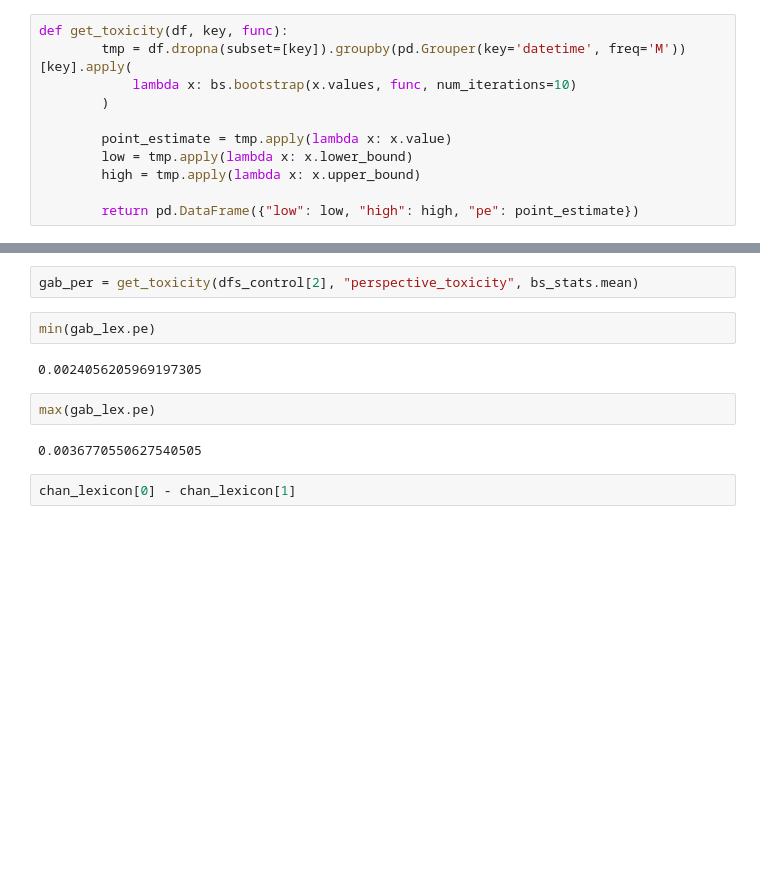
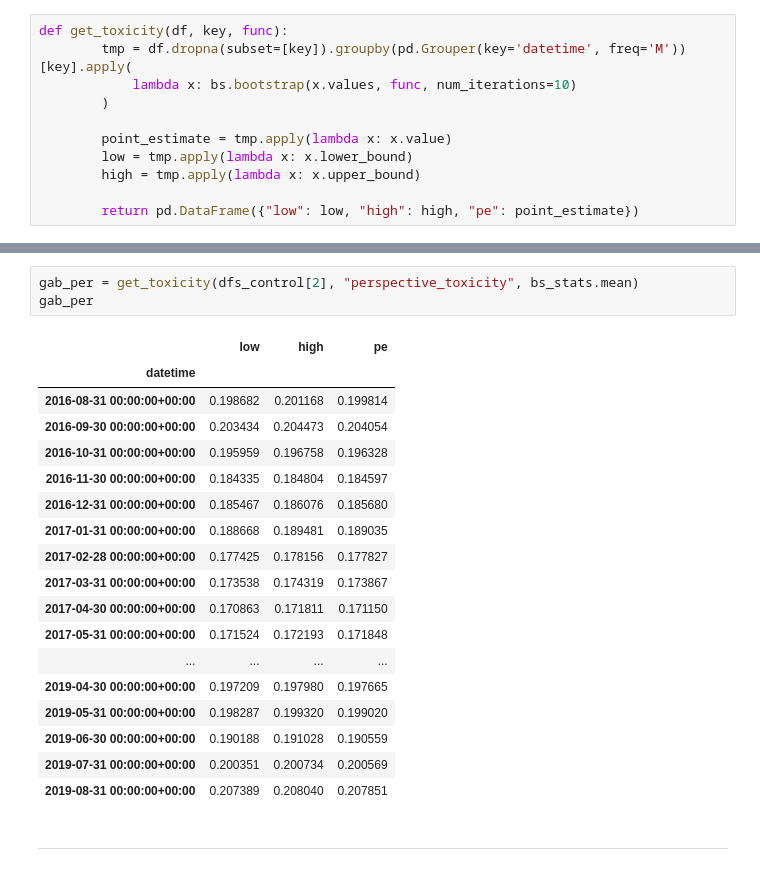
Before and after one commit to idramalab/manosphere_analysis, a Jupyter notebook: notebooks/toxicity_and_misoginy.ipynb, the cells around one changed output, grey strips where cells are left out. Saved outputs shown, nothing was run; the diff lists cells and outputs as text; blank space fills up the shorter version.

```diff
--- a/notebooks/toxicity_and_misoginy.ipynb
+++ b/notebooks/toxicity_and_misoginy.ipynb
@@ -490,12 +585,24 @@ gab_lex = get_toxicity(dfs_control[2], "lexicon", bs_stats.mean)
 # %%
 gab_per = get_toxicity(dfs_control[2], "perspective_toxicity", bs_stats.mean)
+gab_per
+# %% [output]
+|  | low | high | pe |
+| datetime |  |  |  |
+| 2016-08-31 00:00:00+00:00 | 0.198682 | 0.201168 | 0.199814 |
+| 2016-09-30 00:00:00+00:00 | 0.203434 | 0.204473 | 0.204054 |
+| 2016-10-31 00:00:00+00:00 | 0.195959 | 0.196758 | 0.196328 |
+| 2016-11-30 00:00:00+00:00 | 0.184335 | 0.184804 | 0.184597 |
+| 2016-12-31 00:00:00+00:00 | 0.185467 | 0.186076 | 0.185680 |
+| 2017-01-31 00:00:00+00:00 | 0.188668 | 0.189481 | 0.189035 |
+| 2017-02-28 00:00:00+00:00 | 0.177425 | 0.178156 | 0.177827 |
+| 2017-03-31 00:00:00+00:00 | 0.173538 | 0.174319 | 0.173867 |
+| 2017-04-30 00:00:00+00:00 | 0.170863 | 0.171811 | 0.171150 |
+| 2017-05-31 00:00:00+00:00 | 0.171524 | 0.172193 | 0.171848 |
+| ... | ... | ... | ... |
+| 2019-04-30 00:00:00+00:00 | 0.197209 | 0.197980 | 0.197665 |
+| 2019-05-31 00:00:00+00:00 | 0.198287 | 0.199320 | 0.199020 |
+| 2019-06-30 00:00:00+00:00 | 0.190188 | 0.191028 | 0.190559 |
+| 2019-07-31 00:00:00+00:00 | 0.200351 | 0.200734 | 0.200569 |
+| 2019-08-31 00:00:00+00:00 | 0.207389 | 0.208040 | 0.207851 |
-# %%
-min(gab_lex.pe)
-# %% [output]
-0.0024056205969197305
-# %%
-max(gab_lex.pe)
-# %% [output]
-0.0036770550627540505
-# %%
-chan_lexicon[0] - chan_lexicon[1]
+# %% [markdown]
+---
```
Also changed, not shown: parts of 12 cells of this notebook, 49 other files.
